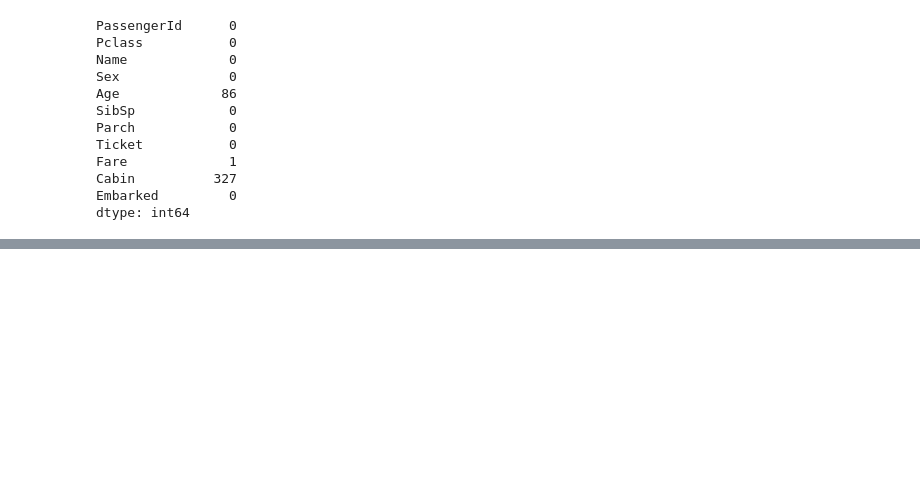
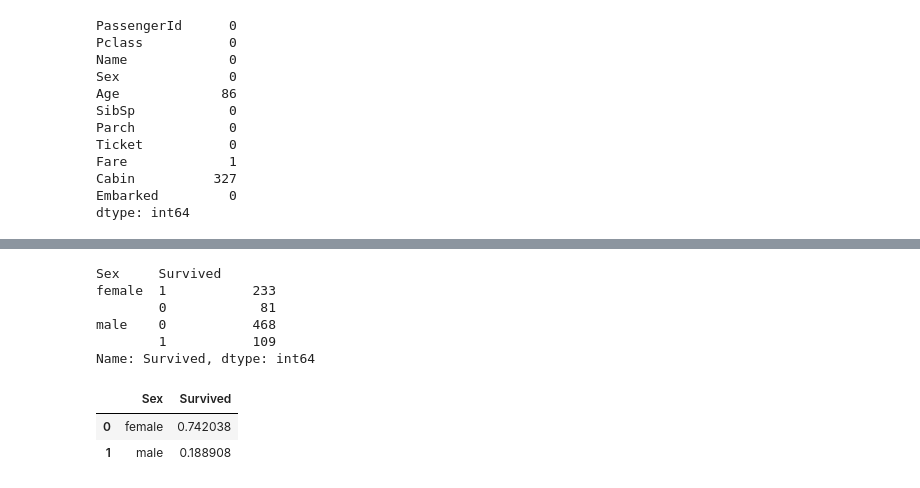
Before and after one commit to daltondiaz/kaggle-titanic-my, a Jupyter notebook: kaggle-titanic.ipynb, the cells around one changed output, grey strips where cells are left out. Saved outputs shown, nothing was run; the diff lists cells and outputs as text; code cells hidden in the pictures; blank space fills up the shorter version.

```diff
--- a/kaggle-titanic.ipynb
+++ b/kaggle-titanic.ipynb
@@ -227,0 +317,15 @@ Para cada relação entre
+# %%
+train.groupby('Sex').Survived.value_counts() # sex agrupado por sobreviventes e não sobreviventes
+# %% [output]
+Sex     Survived
+female  1           233
+        0            81
+male    0           468
+        1           109
+Name: Survived, dtype: int64
+# %%
+train[['Sex', 'Survived']].groupby(['Sex'], as_index = False).mean()
+# %% [output]
+|  | Sex | Survived |
+| 0 | female | 0.742038 |
+| 1 | male | 0.188908 |
```
Also changed, not shown: parts of 16 cells of this notebook.
